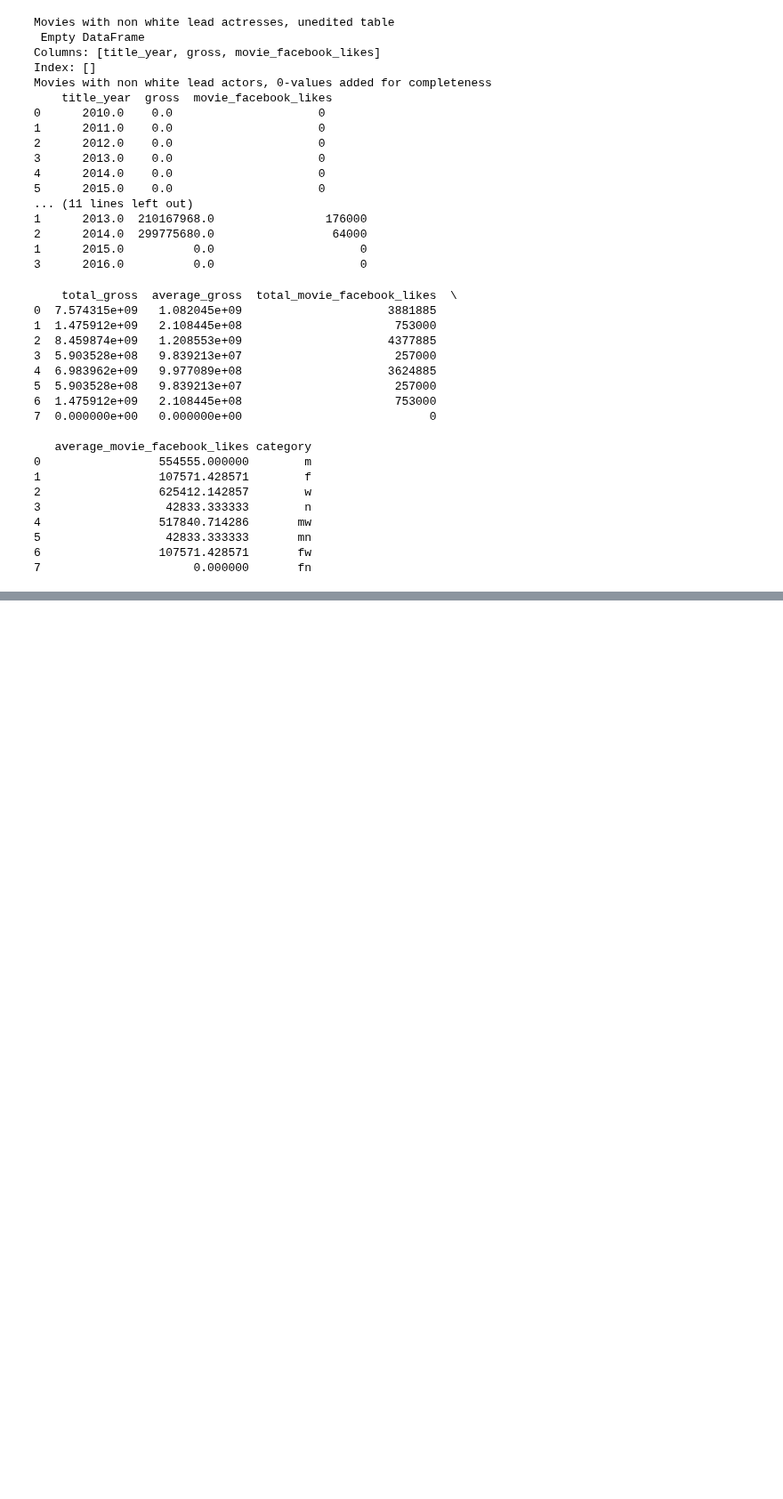
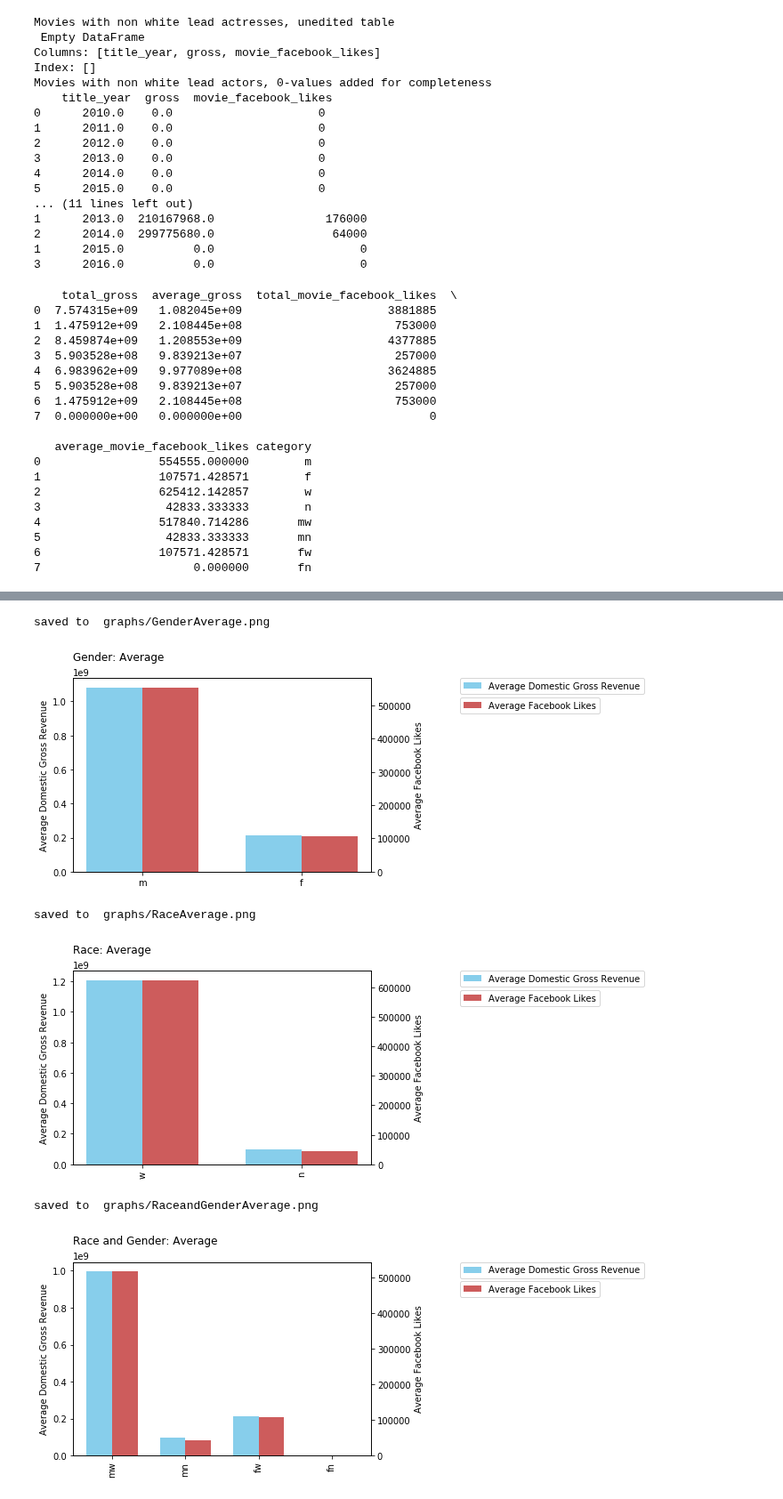
Before and after one commit to Data-Science-HTW/diversity-in-movies, a Jupyter notebook: Diversity in Movies.ipynb, the cells around one changed output, grey strips where cells are left out. Shown at 89% size. Saved outputs shown, nothing was run; the diff lists cells and outputs as text; code cells hidden in the pictures; blank space fills up the shorter version.

```diff
--- a/Diversity in Movies.ipynb
+++ b/Diversity in Movies.ipynb
@@ -319,7 +321,14 @@ saved to  graphs/RaceandGenderTotal.png
 # vis_pie(title='Race and Gender: Facebook Likes: Total', legend=gr['category'], value=gr['movie_facebook_likes_total'], label='Total Facebook Likes')
 # %%
 #Part 5: Compare average dgr & fb likes per categories
-vis_bar(title='Gender: Average', x_axis=g['category'], y_axis1=g['average_gross'], y_label1='Average Domestic Gross Revenue', y_axis2=g['average_movie_facebook_likes'], y_label2='Average Facebook Likes')
-vis_bar(title='Race: Average', x_axis=r['category'], y_axis1=r['average_gross'], y_label1='Average Domestic Gross Revenue', y_axis2=r['average_movie_facebook_likes'], y_label2='Average Facebook Likes')
+vis_bar(title='Gender: Average', x_axis=g['category'], y_axis1=g['average_gross'], y_label1='Average Domestic Gross Revenue', y_axis2=g['average_movie_facebook_likes'], y_label2='Average Facebook Likes', horizontal_xlabels=True)
+vis_bar(title='Race: Average', x_axis=r['category'], y_axis1=r['average_gross'], y_label1='Average Domestic Gross Revenue', y_axis2=r['average_movie_facebook_likes'], y_label2='Average Facebook Likes', horizontal_xlabels=True)
 
-vis_bar(title='Race and Gender: Average', x_axis=gr['category'], y_axis1=gr['average_gross'], y_label1='Average Domestic Gross Revenue', y_axis2=gr['average_movie_facebook_likes'], y_label2='Average Facebook Likes')
+vis_bar(title='Race and Gender: Average', x_axis=gr['category'], y_axis1=gr['average_gross'], y_label1='Average Domestic Gross Revenue', y_axis2=gr['average_movie_facebook_likes'], y_label2='Average Facebook Likes', horizontal_xlabels=True)
+# %% [output]
+saved to  graphs/GenderAverage.png
+[figure, added]
+saved to  graphs/RaceAverage.png
+[figure, added]
+saved to  graphs/RaceandGenderAverage.png
+[figure, added]
```
Also changed, not shown: parts of 2 cells of this notebook, 6 other files.
